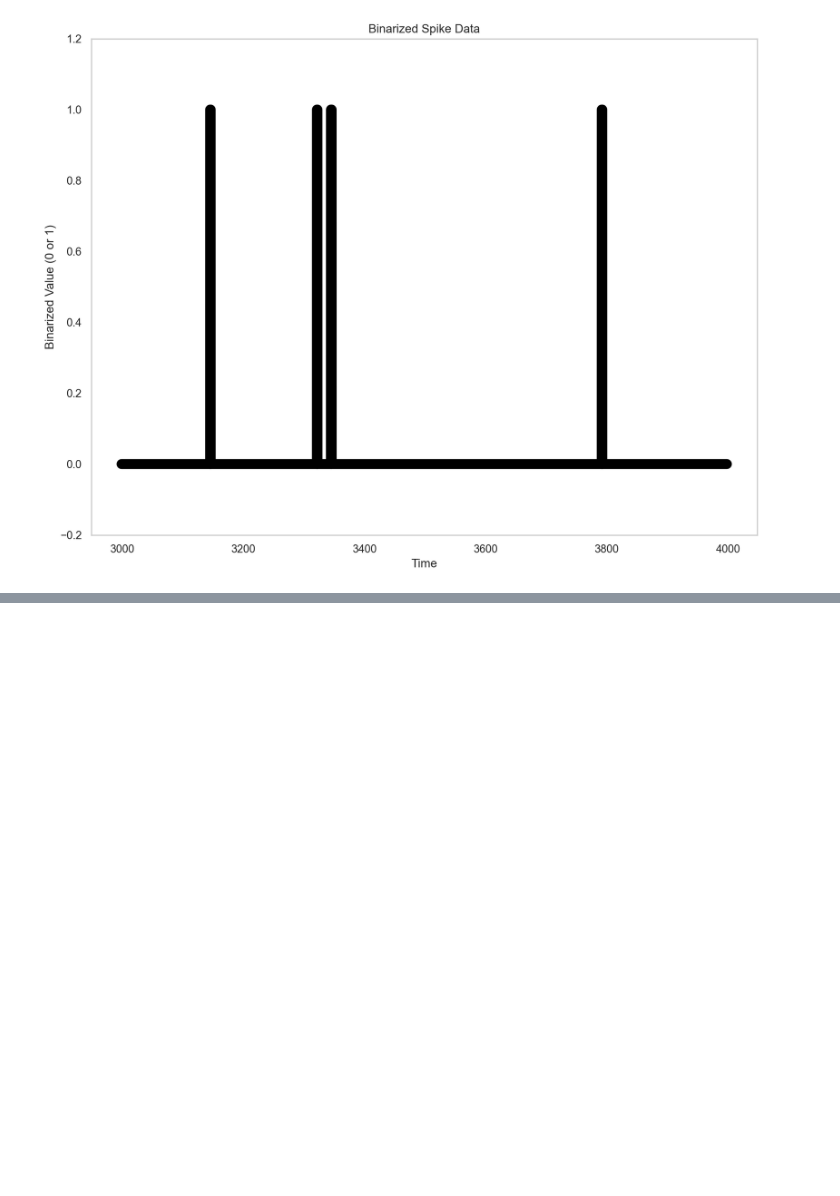
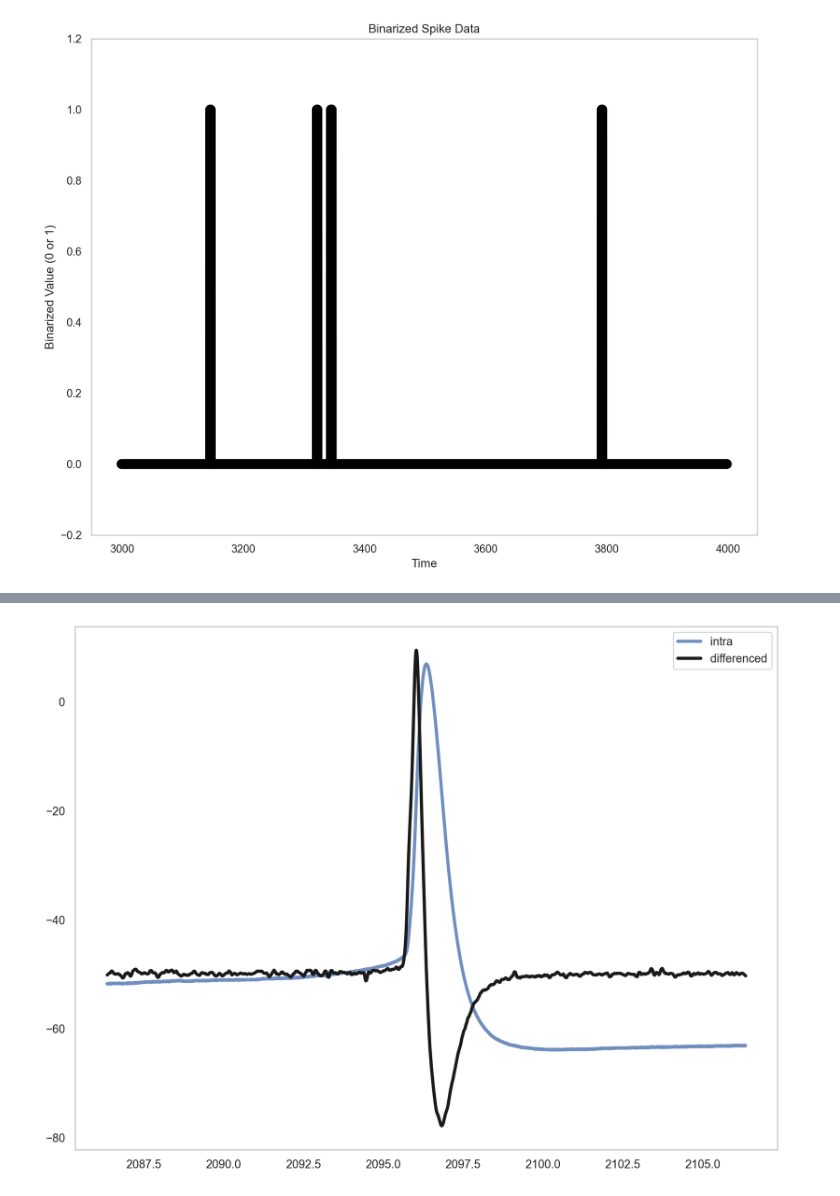
Before and after one commit to voytekresearch/spikewise, a Jupyter notebook: AP_empirical_paper1/AP_empirical_paper1_fig1.ipynb, the cells around one changed output, grey strips where cells are left out. Saved outputs shown, nothing was run; the diff lists cells and outputs as text; code cells hidden in the pictures; blank space fills up the shorter version.

```diff
--- a/AP_empirical_paper1/AP_empirical_paper1_fig1.ipynb
+++ b/AP_empirical_paper1/AP_empirical_paper1_fig1.ipynb
@@ -58,0 +97,12 @@ plt.show()
+# %%
+# open and load the data
+
+fs = 200000 # sampling rate
+one_ms = int(fs / 1000)
+
+total_sweeps = 66
+
+filename = '/Users/blancamartin/Downloads/153098.04.02_data.h5' # filename
+
+# open file
+f = h5py.File(filename, 'r')
@@ -58,0 +135,49 @@ plt.show()
+# %%
+# Plot single spike, and its derivative
+i_sweeps = 28
+dset, times = load_sweep(i_sweeps)
+
+stim = dset[:, 0] # current injection
+data = dset[:, 1] # ephys data
+
+#########################
+# find spikes
+thresh_mv = -10
+thresh_ms = one_ms * 1 # 1 ms
+
+idx_spikes, amp_spikes = find_spike_times(data, thresh_mv, thresh_ms)
+
+#########################
+i_spikes = 0
+
+# get windows around spikes
+# create window indices
+window_length = (10, 10) # in ms
+window_pre = int(one_ms * window_length[0])
+window_post = int(one_ms * window_length[1])
+
+# get window
+window_spike_pre = (idx_spikes[i_spikes]-window_pre)
+window_spike_post = (idx_spikes[i_spikes]+window_post)
+
+# get window for times as well
+windowed_times = times[(idx_spikes[i_spikes]-window_pre):
+                    (idx_spikes[i_spikes]+window_post)]
+
+# get data window
+windowed_data = data[window_spike_pre:window_spike_post]
+
+# difference of data, and smooth it
+d_windowed_data = np.diff(windowed_data)
+smoothed_data = sm.nonparametric.lowess(d_windowed_data, windowed_times[1:], frac=0.008)
+
+# smoothed data
+d_smoothed_times = smoothed_data[:, 0]
+d_smoothed_data = smoothed_data[:, 1]
+
+plt.plot(windowed_times, windowed_data, 'b', alpha = 0.8, linewidth = 3., label='intra')
+plt.plot(d_smoothed_times, (d_smoothed_data*80)-50, 'k', linewidth = 3., label='differenced')
+plt.legend()
+plt.show()
+# %% [output]
+[figure, added]
```
Also changed, not shown: parts of 13 cells of this notebook, 2 other files.
